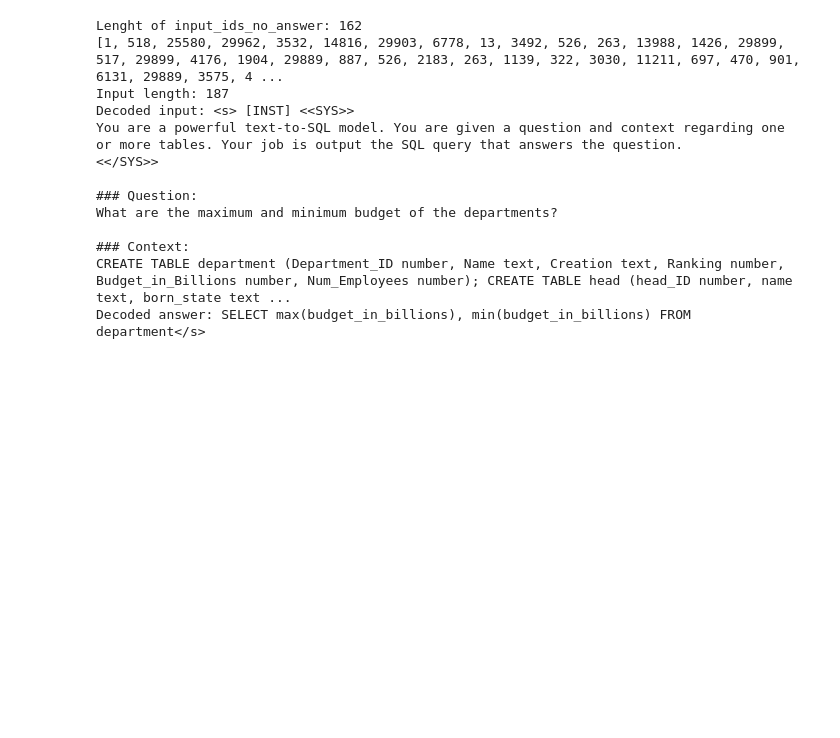
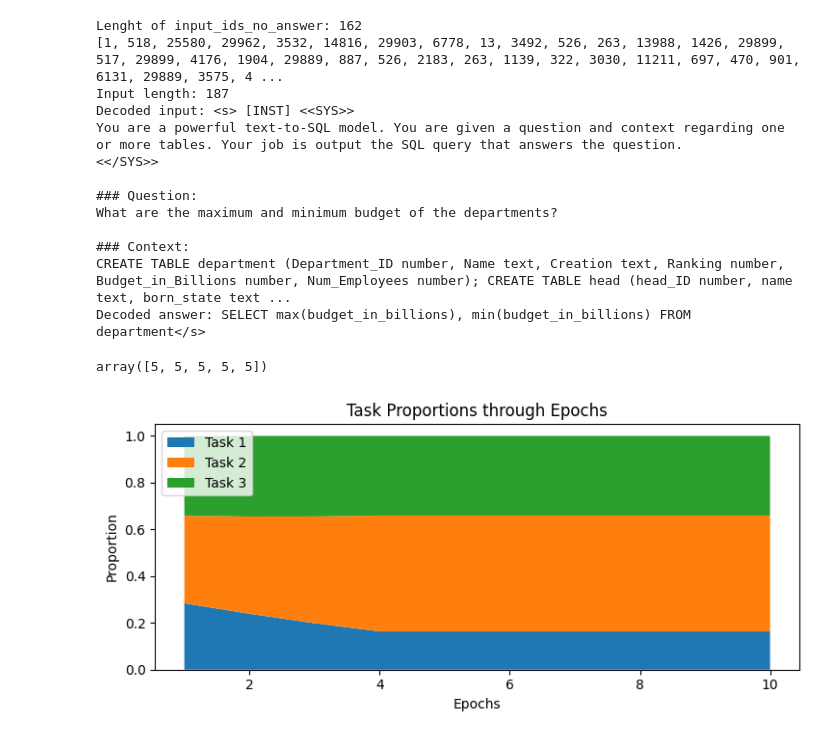
Before and after one commit to trminhnam/text2sql-llama, a Jupyter notebook: notebooks/instruct_spider.ipynb, the cells around one changed output. Drawn from its saved outputs; the diff is of its cells as text; code cells hidden in the pictures; blank space fills up the shorter version.

```diff
--- a/notebooks/instruct_spider.ipynb
+++ b/notebooks/instruct_spider.ipynb
@@ -353,3 +353,51 @@ What are the maximum and minimum budget of the departments?
 ### Context:
 CREATE TABLE department (Department_ID number, Name text, Creation text, Ranking number, Budget_in_Billions number, Num_Employees number); CREATE TABLE head (head_ID number, name text, born_state text ...
 Decoded answer: SELECT max(budget_in_billions), min(budget_in_billions) FROM department</s>
+# %%
+import random
+import numpy as np
+
+data = [1, 2, 3, 4 ,5 , 6, 7, 8, 9, 10]
+probs = [1, 2, 3, 0.5, 10, 4, 3, 2, 1, 0.5]
+np.random.choice(data, 5, p=probs/np.sum(probs))
+# %% [output]
+array([5, 5, 5, 5, 5])
+# %%
+import matplotlib.pyplot as plt
+
+E = 10
+Dt = [1000, 4000, 2500]
+
+def alpha_e(e, E, a0=0.2, am=0.8):
+    # return 1 - 0.8 * (e - 1) / (E - 1)
+    # return 1
+    return 1 / min(am, (e - 1) * (am - a0) / len(Dt) + a0)
+
+epochs = np.arange(1, E + 1)
+task_proportions = {}
+for idx, _ in enumerate(Dt):
+    task_proportions[f'Task {idx + 1}'] = []
+
+for e in epochs:
+    pt = [d ** (1 / alpha_e(e, E)) for d in Dt]
+    pt = [p / sum(pt) for p in pt]
+    for idx, p in enumerate(pt):
+        task_proportions[f'Task {idx + 1}'].append(p)
+
+plt.rcParams["figure.figsize"] = [7.50, 3.50]
+plt.rcParams["figure.autolayout"] = True
+
+
+
+fig, ax = plt.subplots()
+ax.stackplot(epochs, task_proportions.values(), labels=['Task 1', 'Task 2', 'Task 3'])
+
+ax.legend(loc='upper left')
+ax.set_title('Task Proportions through Epochs')
+
+ax.set_xlabel('Epochs')
+ax.set_ylabel('Proportion')
+
+plt.show()
+# %% [output]
+[figure, added]
```
Also changed, not shown: 2 other files.
